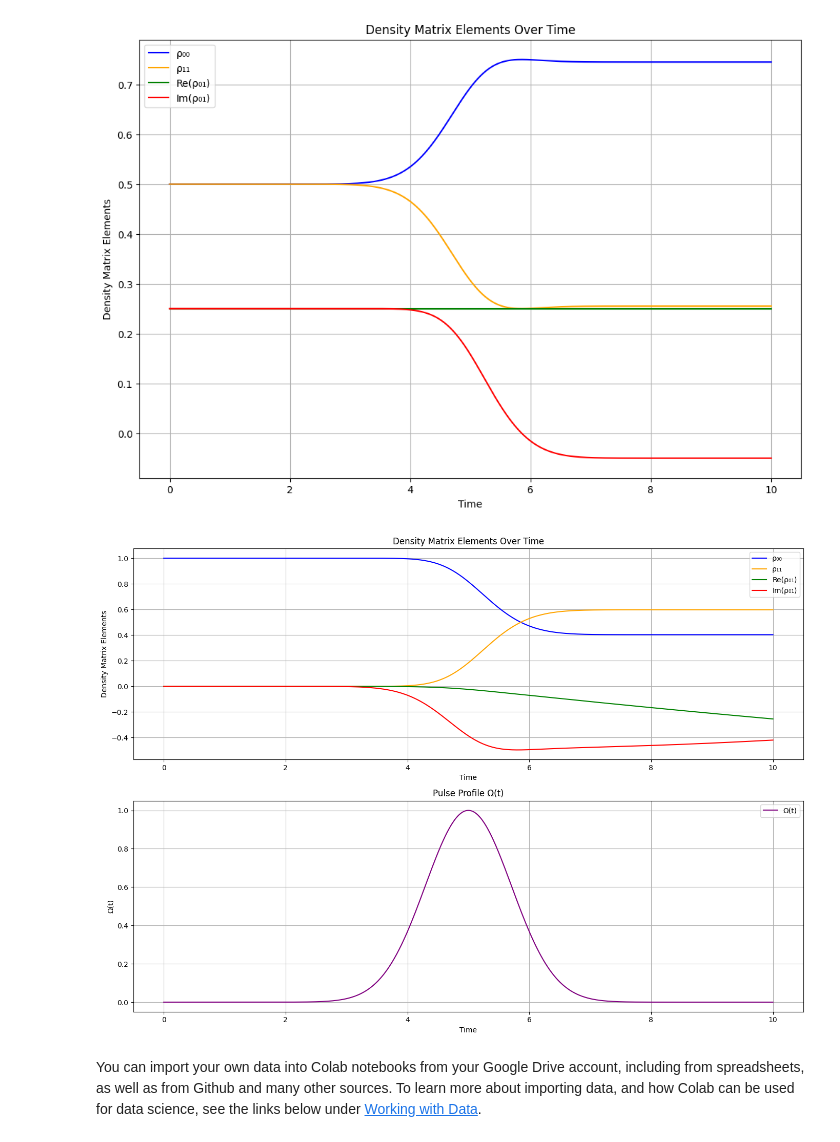
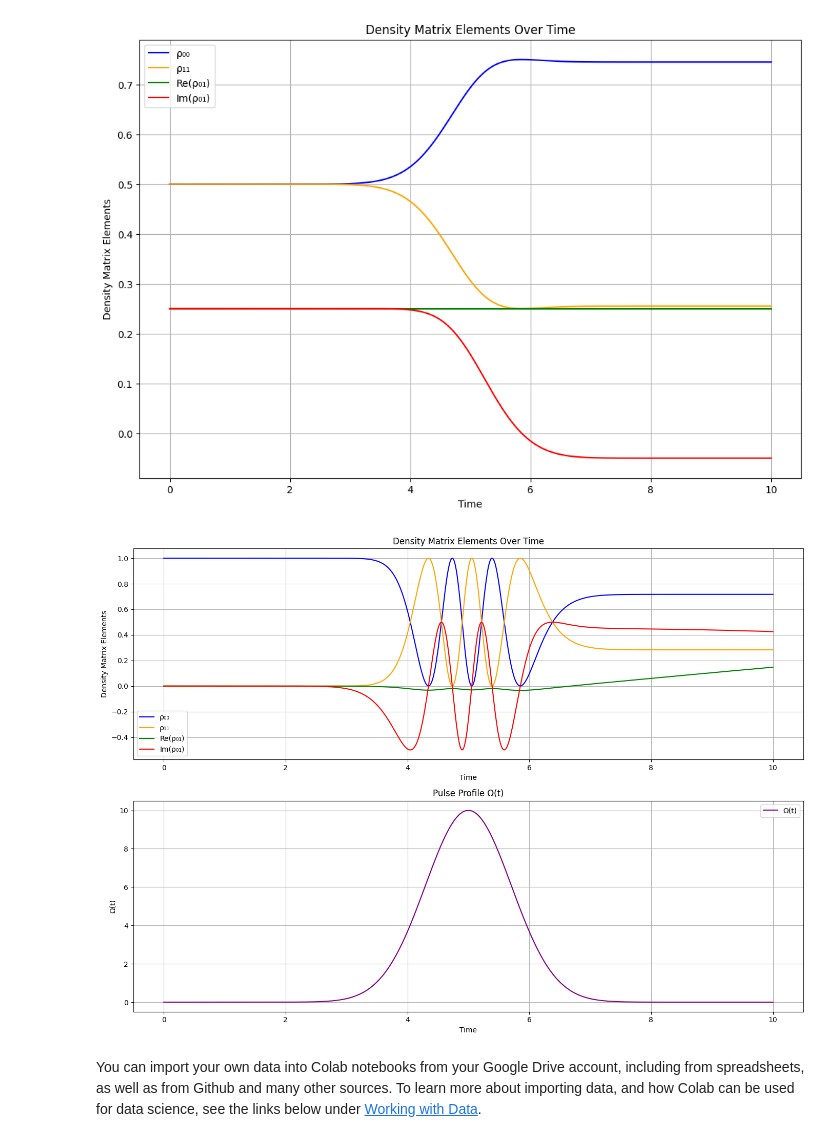
Before and after one commit to Daweet/2015, a Jupyter notebook: Welcome_To_Colab.ipynb, the cells around one changed output. Saved outputs shown, nothing was run; the diff lists cells and outputs as text; code cells hidden in the pictures.

```diff
--- a/Welcome_To_Colab.ipynb
+++ b/Welcome_To_Colab.ipynb
@@ -207,7 +207,7 @@ def compute_density_matrix_elements(S_values):
 # Parameters
 S0 = np.array([0, 0, 1])  # Initial condition
 t0 = 0# Initial time
-t_end = 20# Final time
+t_end = 10# Final time
 h = 0.01# Time step# Perform integration
 t_values, S_values = integrate_ode(S0, t0, t_end, h)
 
@@ -455,7 +455,7 @@ def rk4_step(S, Delta, Omega_t, h, t):
 
 def Omega(t):
     """ Define the pulse profile Omega(t). """
-    Omega_0 = 1.0
+    Omega_0 = 10
     tau = 5.0
     sigma = 1.0
     return Omega_0 * np.exp(- (t - tau)**2 / sigma**2)
@@ -505,34 +505,34 @@ rho_00, rho_11, rho_01, rho_10 = compute_density_matrix_elements(S_values)
 # Compute the pulse profile
 pulse_profile = Omega(t_values)
 
 # Plot all elements in one plot
 plt.figure(figsize=(14, 10))
 
 # Plot density matrix elements
 plt.subplot(2, 1, 1)
 plt.plot(t_values, rho_00, label='ρ₀₀', color='blue')
 plt.plot(t_values, rho_11, label='ρ₁₁', color='orange')
 plt.plot(t_values, np.real(rho_01), label='Re(ρ₀₁)', color='green')
 plt.plot(t_values, np.imag(rho_01), label='Im(ρ₀₁)', color='red')
 plt.xlabel('Time')
 plt.ylabel('Density Matrix Elements')
 plt.title('Density Matrix Elements Over Time')
 plt.legend()
 plt.grid(True)
 
 # Plot the pulse profile
 plt.subplot(2, 1, 2)
 plt.plot(t_values, pulse_profile, label='Ω(t)', color='purple')
 plt.xlabel('Time')
 plt.ylabel('Ω(t)')
 plt.title('Pulse Profile Ω(t)')
 plt.legend()
 plt.grid(True)
 
 plt.tight_layout()
 plt.show()
 # %% [output]
-[figure, old version]
+[figure, new version]
 # %% [markdown]
 You can import your own data into Colab notebooks from your Google Drive account, including from spreadsheets, as well as from Github and many other sources. To learn more about importing data, and how Colab can be used for data science, see the links below under [Working with Data](#working-with-data).
 # %%
```
Also changed, not shown: parts of 1 cell of this notebook.
